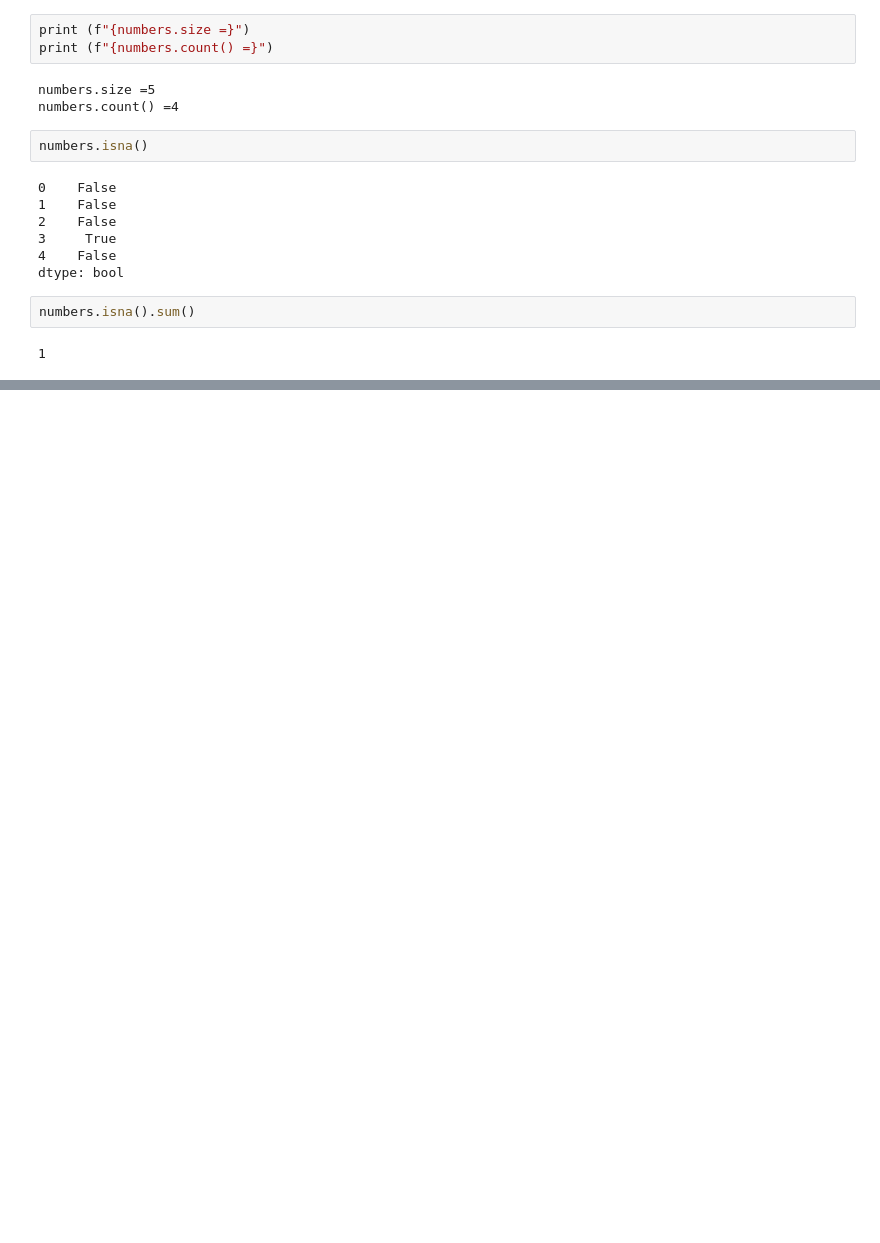
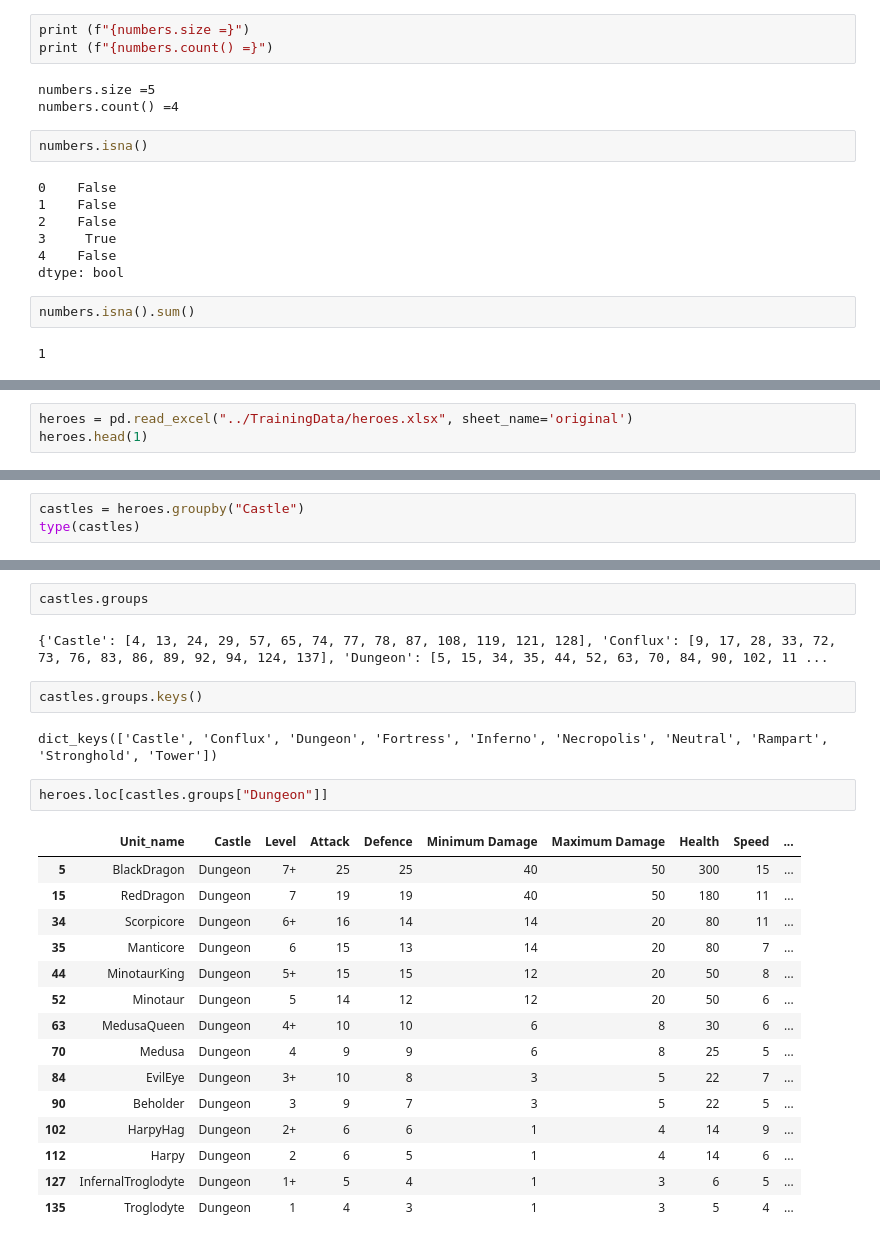
Before and after one commit to MaryKavalion/Data_Processing-Mary-Kavalionak, a Jupyter notebook: Code-Alongs/Aggregations_rus_notes.ipynb, the cells around one changed output, grey strips where cells are left out. Cells and saved outputs as stored; diff of their text form; blank space fills up the shorter version.

```diff
--- a/Code-Alongs/Aggregations_rus_notes.ipynb
+++ b/Code-Alongs/Aggregations_rus_notes.ipynb
@@ -145,0 +168,3 @@ numbers.isna().sum()
+# %%
+heroes = pd.read_excel("../TrainingData/heroes.xlsx", sheet_name='original')
+heroes.head(1)
@@ -145,0 +296,3 @@ numbers.isna().sum()
+# %%
+castles = heroes.groupby("Castle")
+type(castles)
@@ -145,0 +329,26 @@ numbers.isna().sum()
+# %%
+castles.groups
+# %% [output]
+{'Castle': [4, 13, 24, 29, 57, 65, 74, 77, 78, 87, 108, 119, 121, 128], 'Conflux': [9, 17, 28, 33, 72, 73, 76, 83, 86, 89, 92, 94, 124, 137], 'Dungeon': [5, 15, 34, 35, 44, 52, 63, 70, 84, 90, 102, 11 ...
+# %%
+castles.groups.keys()
+# %% [output]
+dict_keys(['Castle', 'Conflux', 'Dungeon', 'Fortress', 'Inferno', 'Necropolis', 'Neutral', 'Rampart', 'Stronghold', 'Tower'])
+# %%
+heroes.loc[castles.groups["Dungeon"]]
+# %% [output]
+|  | Unit_name | Castle | Level | Attack | Defence | Minimum Damage | Maximum Damage | Health | Speed | ... |
+| 5 | BlackDragon | Dungeon | 7+ | 25 | 25 | 40 | 50 | 300 | 15 | ... |
+| 15 | RedDragon | Dungeon | 7 | 19 | 19 | 40 | 50 | 180 | 11 | ... |
+| 34 | Scorpicore | Dungeon | 6+ | 16 | 14 | 14 | 20 | 80 | 11 | ... |
+| 35 | Manticore | Dungeon | 6 | 15 | 13 | 14 | 20 | 80 | 7 | ... |
+| 44 | MinotaurKing | Dungeon | 5+ | 15 | 15 | 12 | 20 | 50 | 8 | ... |
+| 52 | Minotaur | Dungeon | 5 | 14 | 12 | 12 | 20 | 50 | 6 | ... |
+| 63 | MedusaQueen | Dungeon | 4+ | 10 | 10 | 6 | 8 | 30 | 6 | ... |
+| 70 | Medusa | Dungeon | 4 | 9 | 9 | 6 | 8 | 25 | 5 | ... |
+| 84 | EvilEye | Dungeon | 3+ | 10 | 8 | 3 | 5 | 22 | 7 | ... |
+| 90 | Beholder | Dungeon | 3 | 9 | 7 | 3 | 5 | 22 | 5 | ... |
+| 102 | HarpyHag | Dungeon | 2+ | 6 | 6 | 1 | 4 | 14 | 9 | ... |
+| 112 | Harpy | Dungeon | 2 | 6 | 5 | 1 | 4 | 14 | 6 | ... |
+| 127 | InfernalTroglodyte | Dungeon | 1+ | 5 | 4 | 1 | 3 | 6 | 5 | ... |
+| 135 | Troglodyte | Dungeon | 1 | 4 | 3 | 1 | 3 | 5 | 4 | ... |
```
Also changed, not shown: parts of 58 cells of this notebook.
